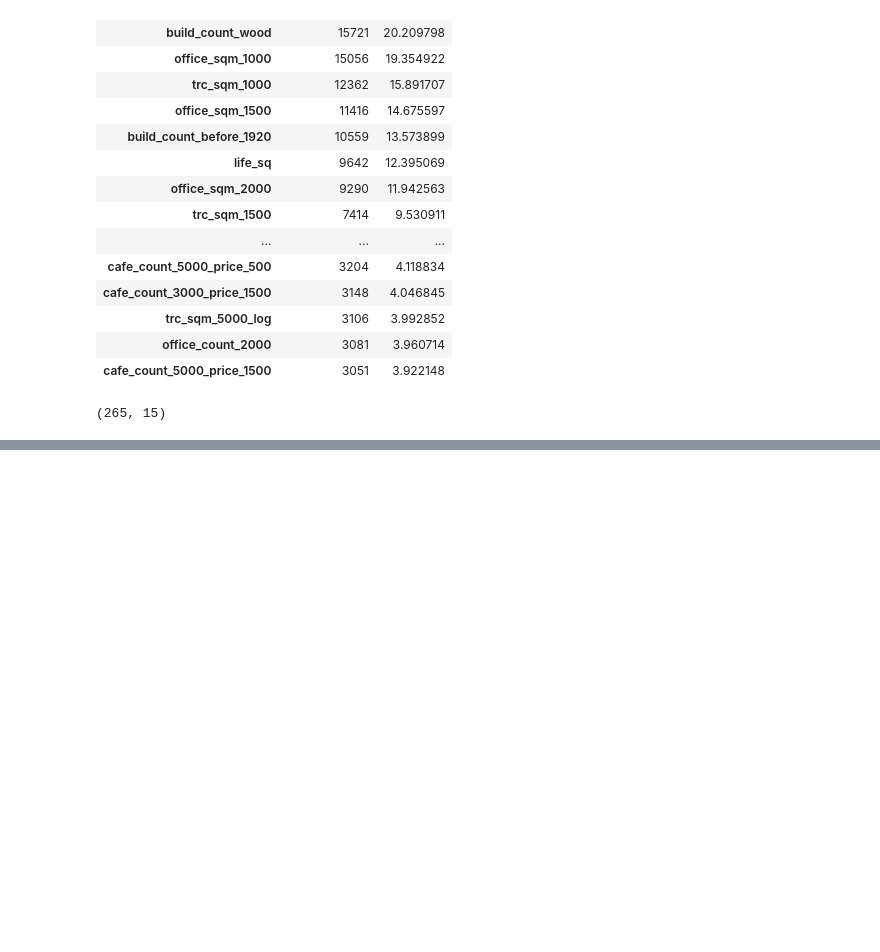
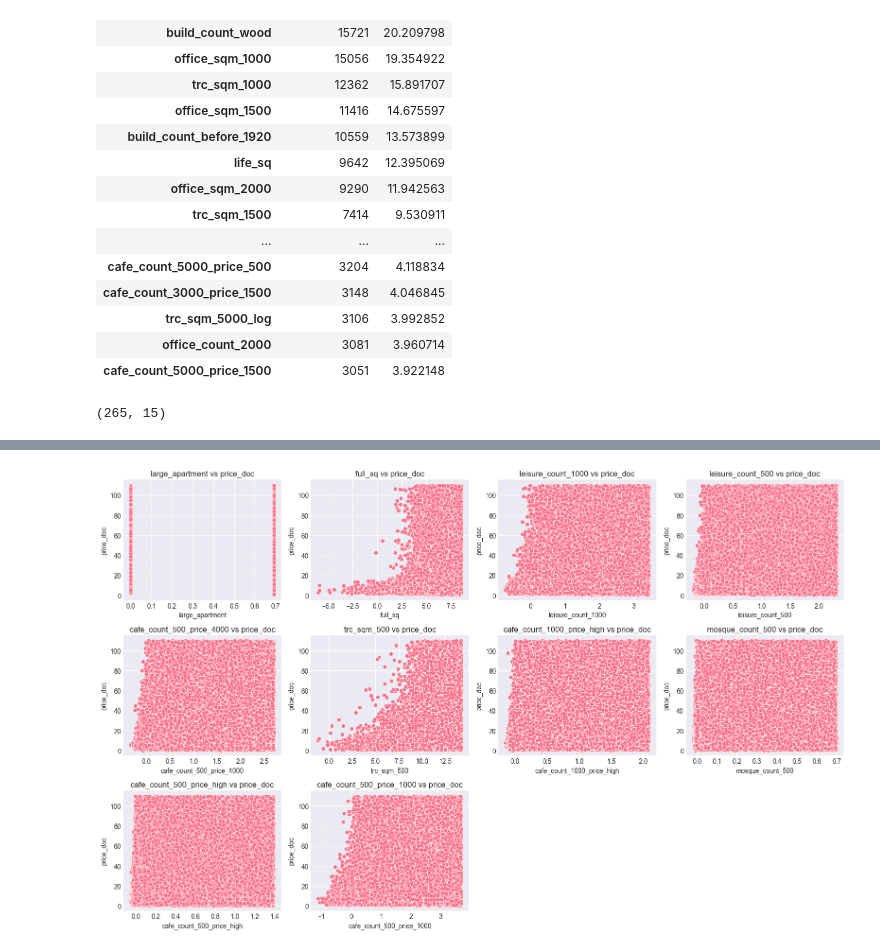
Before and after one commit to Sagarlekhraj-19/Kaggle_course_competition_02, a Jupyter notebook: task_02_B.ipynb, the cells around one changed output, grey strips where cells are left out. Drawn from its saved outputs; the diff is of its cells as text; code cells hidden in the pictures; blank space fills up the shorter version.

```diff
--- a/task_02_B.ipynb
+++ b/task_02_B.ipynb
@@ -437,0 +459,12 @@ cat_summary.sort_values('unique_values', ascending=False)
+# %%
+top_corr_features = corr.drop('price_doc').abs().sort_values(ascending=False).head(10).index
+
+plt.figure(figsize=(16,10))
+for i, col in enumerate(top_corr_features):
+    plt.subplot(3,4,i+1)
+    sns.scatterplot(x=train[col], y=train['price_doc'])
+    plt.title(f"{col} vs price_doc")
+plt.tight_layout()
+plt.show()
+# %% [output]
+[figure, added]
```
Also changed, not shown: parts of 3 cells of this notebook.
